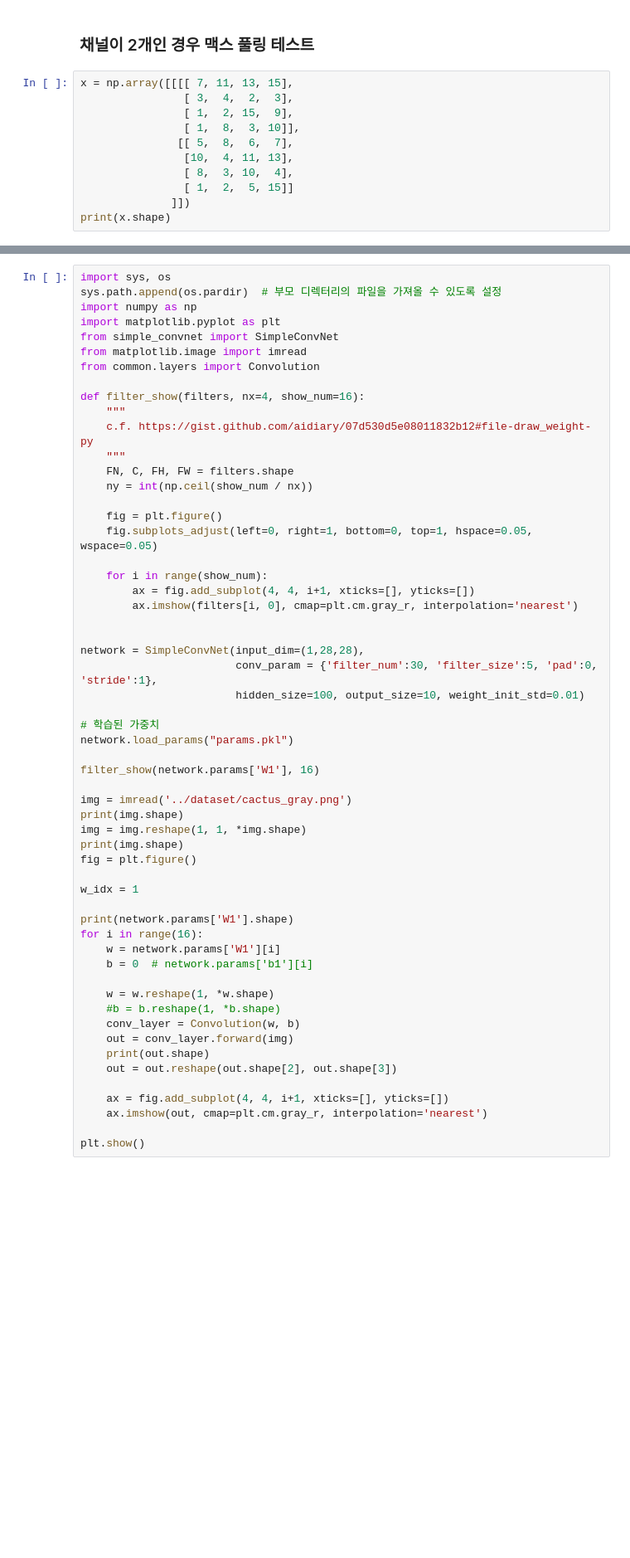
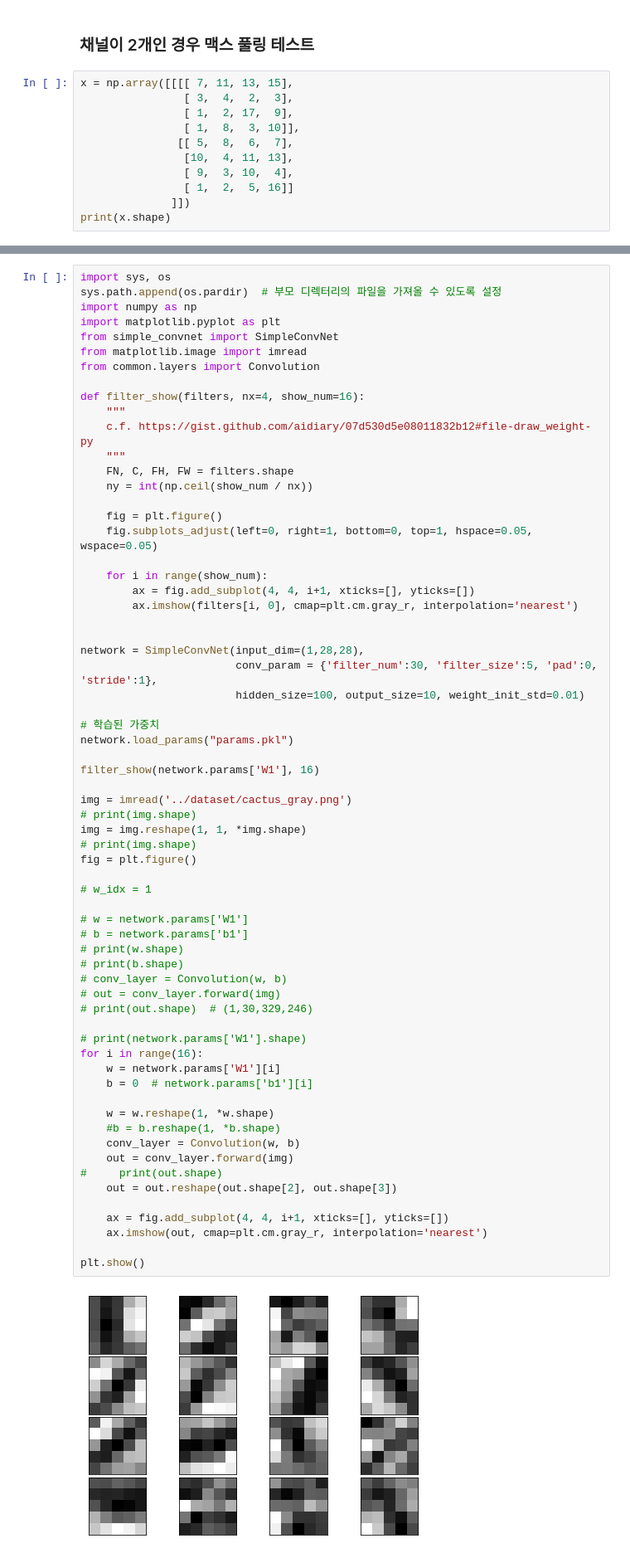
Before and after one commit to imguru-mooc/AI_intermediate, a Jupyter notebook: 밑바닥시리즈_1/ch07/ch07.ipynb, the cells around one changed output, grey strips where cells are left out. Shown at 83% size. Saved outputs shown, nothing was run; the diff lists cells and outputs as text; blank space fills up the shorter version.

```diff
--- a/밑바닥시리즈_1/ch07/ch07.ipynb
+++ b/밑바닥시리즈_1/ch07/ch07.ipynb
@@ -1125,11 +1144,11 @@ print(dx)
 # %%
 x = np.array([[[[ 7, 11, 13, 15],
                 [ 3,  4,  2,  3],
-                [ 1,  2, 15,  9],
+                [ 1,  2, 17,  9],
                 [ 1,  8,  3, 10]],
                [[ 5,  8,  6,  7],
                 [10,  4, 11, 13],
-                [ 8,  3, 10,  4],
-                [ 1,  2,  5, 15]]
+                [ 9,  3, 10,  4],
+                [ 1,  2,  5, 16]]
               ]])
 print(x.shape)
@@ -1171,35 +1228,45 @@ def filter_show(filters, nx=4, show_num=16):
 
 
 network = SimpleConvNet(input_dim=(1,28,28),
                         conv_param = {'filter_num':30, 'filter_size':5, 'pad':0, 'stride':1},
                         hidden_size=100, output_size=10, weight_init_std=0.01)
 
 # 학습된 가중치
 network.load_params("params.pkl")
 
 filter_show(network.params['W1'], 16)
 
 img = imread('../dataset/cactus_gray.png')
-print(img.shape)
+# print(img.shape)
 img = img.reshape(1, 1, *img.shape)
-print(img.shape)
+# print(img.shape)
 fig = plt.figure()
 
-w_idx = 1
+# w_idx = 1
 
-print(network.params['W1'].shape)
+# w = network.params['W1']
+# b = network.params['b1']
+# print(w.shape)
+# print(b.shape)
+# conv_layer = Convolution(w, b)
+# out = conv_layer.forward(img)
+# print(out.shape)  # (1,30,329,246)
+
+# print(network.params['W1'].shape)
 for i in range(16):
     w = network.params['W1'][i]
     b = 0  # network.params['b1'][i]
 
     w = w.reshape(1, *w.shape)
     #b = b.reshape(1, *b.shape)
     conv_layer = Convolution(w, b)
     out = conv_layer.forward(img)
-    print(out.shape)
+#     print(out.shape)
     out = out.reshape(out.shape[2], out.shape[3])
 
     ax = fig.add_subplot(4, 4, i+1, xticks=[], yticks=[])
     ax.imshow(out, cmap=plt.cm.gray_r, interpolation='nearest')
 
 plt.show()
+# %% [output]
+[figure, added]
```
Also changed, not shown: parts of 10 cells of this notebook, 1 other file.
